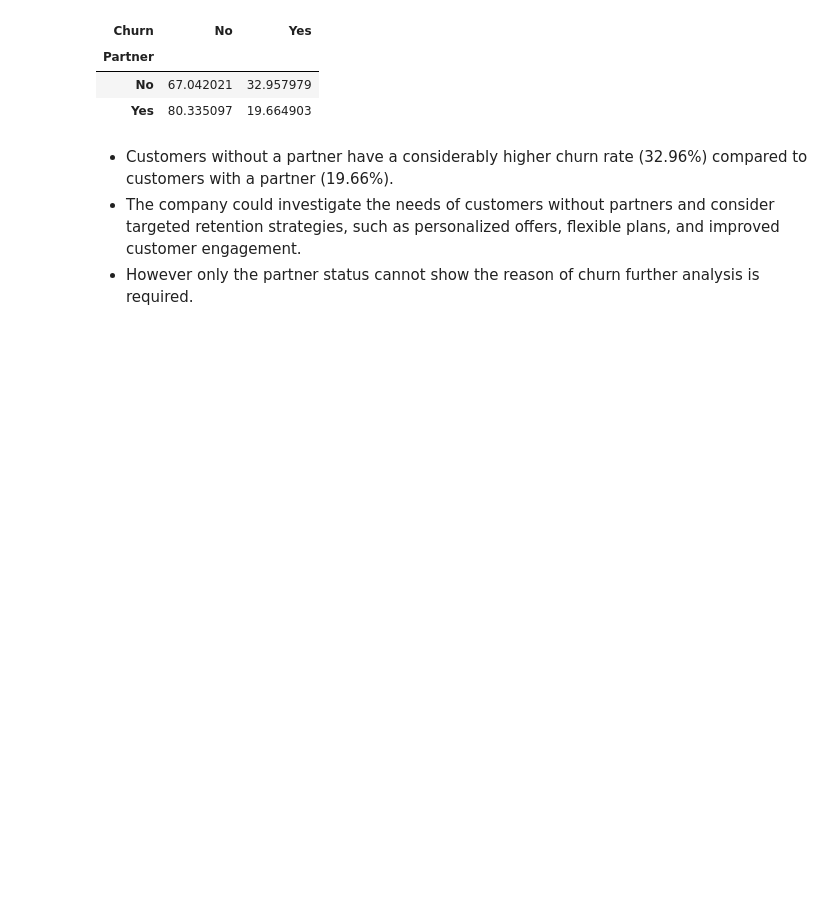
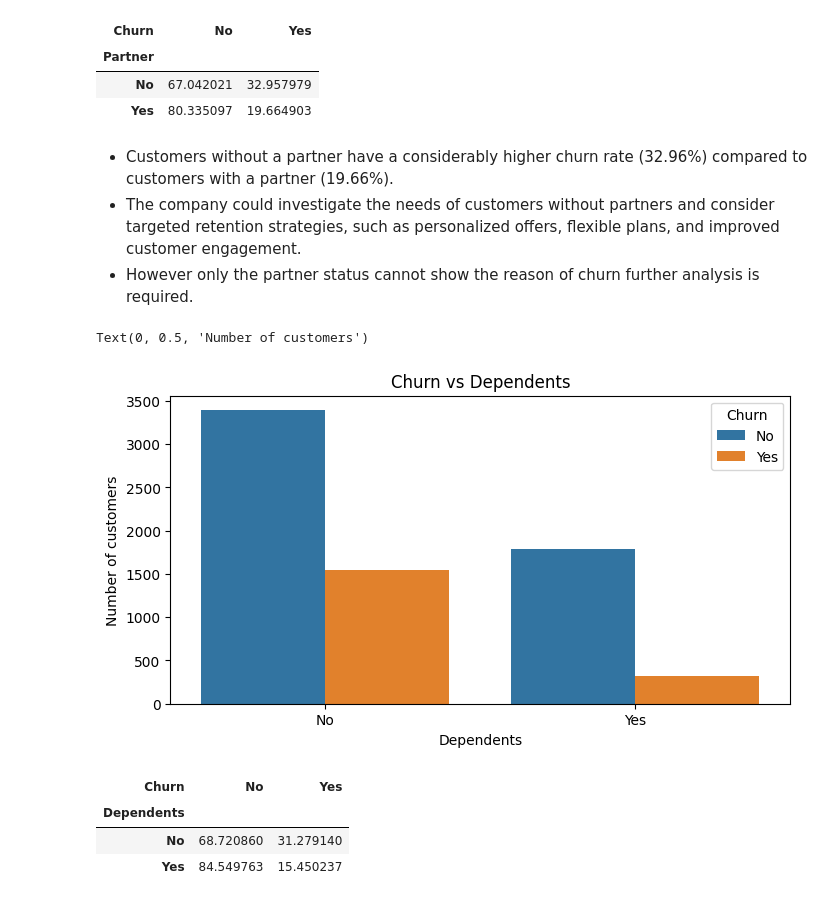
Before and after one commit to dheeraj59/Telco-Customer-Churn-EDA, a Jupyter notebook: eda.ipynb, the cells around one changed output. Drawn from its saved outputs; the diff is of its cells as text; code cells hidden in the pictures; blank space fills up the shorter version.

Commit message:
Bivariate analysis of Churn vs Dependents and Churn vs tenure

```diff
--- a/eda.ipynb
+++ b/eda.ipynb
@@ -1016,3 +1016,19 @@ pd.crosstab(df["Partner"], df["Churn"], normalize='index')*100
 - Customers without a partner have a considerably higher churn rate (32.96%) compared to customers with a partner (19.66%).
 - The company could investigate the needs of customers without partners and consider targeted retention strategies, such as personalized offers, flexible plans, and improved customer engagement.
 - However only the partner status cannot show the reason of churn further analysis is required.
+# %%
+plt.figure(figsize=(8,4))
+sns.countplot(data=df, x="Dependents", hue="Churn")
+plt.title("Churn vs Dependents")
+plt.xlabel("Dependents")
+plt.ylabel("Number of customers")
+# %% [output]
+Text(0, 0.5, 'Number of customers')
+[figure, added]
+# %%
+pd.crosstab(df["Dependents"],df["Churn"], normalize='index')*100
+# %% [output]
+| Churn | No | Yes |
+| Dependents |  |  |
+| No | 68.720860 | 31.279140 |
+| Yes | 84.549763 | 15.450237 |
```
Also changed, not shown: parts of 4 cells of this notebook.
